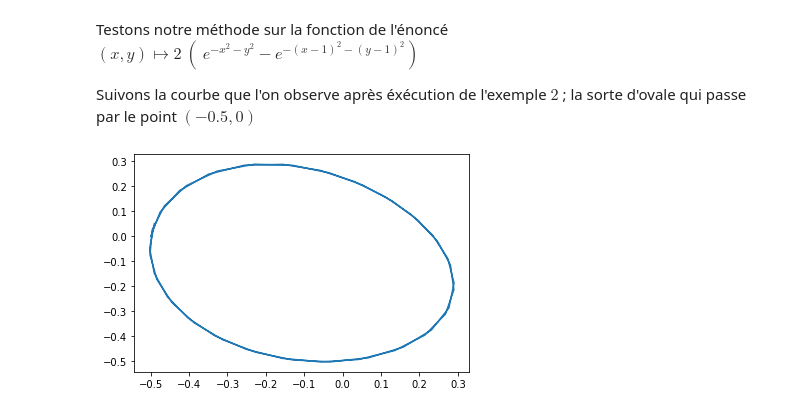
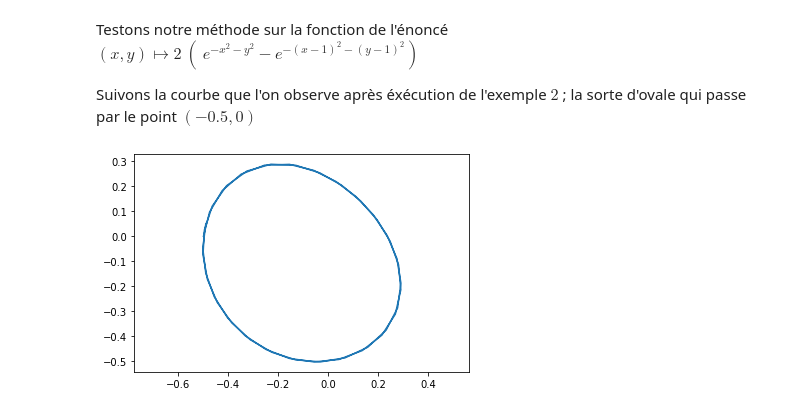
Before and after one commit to claraallois/projet_mathinfo, a Jupyter notebook: notebook_mi.ipynb, the cells around one changed output. Saved outputs shown, nothing was run; the diff lists cells and outputs as text; code cells hidden in the pictures.

```diff
--- a/notebook_mi.ipynb
+++ b/notebook_mi.ipynb
@@ -305,17 +309,18 @@ Suivons la courbe que l'on observe après éxécution de l'exemple $2$ ; la sort
 # %%
 def f(x,y):
     return ( 2*(np.exp(-x**2-y**2) - np.exp(-(x-1)**2-(y-1)**2)))
 
 x0,y0 = -0.5 , 0.0
 X=[x0]
 Y=[y0]
 x,y = x0 , y0
 for i in range(50):
     x,y = point_suivant(f,f(x0,y0),x,y,0.1)
     X.append(x)
     Y.append(y)
 
 plt.plot(X,Y)
+plt.axis('equal')
 plt.show()
 # %% [output]
-[figure, old version]
+[figure, new version]
```
Also changed, not shown: parts of 5 cells of this notebook.
